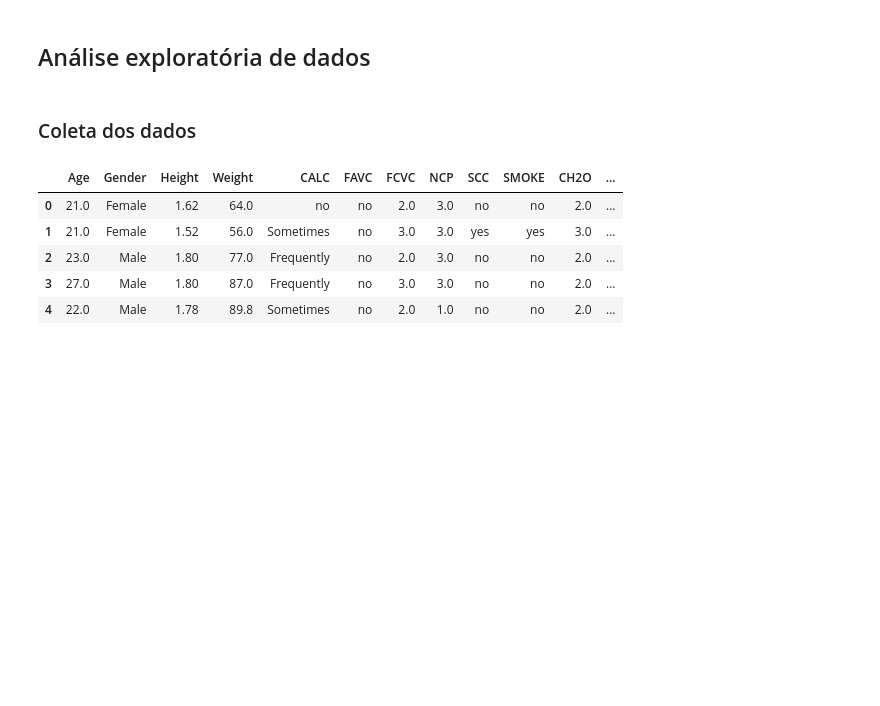
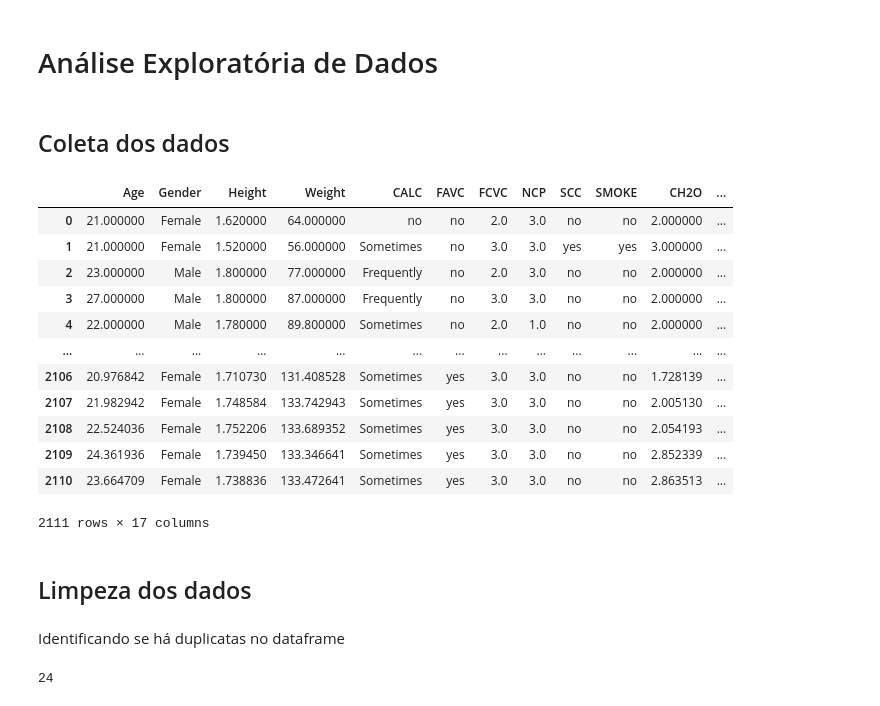
Before and after one commit to atlantico-academy/equipe5-2024.1, a Jupyter notebook: notebooks/01-exploratory_data_analysis.ipynb, the cells around one changed output. Saved outputs shown, nothing was run; the diff lists cells and outputs as text; code cells hidden in the pictures; blank space fills up the shorter version.

```diff
--- a/notebooks/01-exploratory_data_analysis.ipynb
+++ b/notebooks/01-exploratory_data_analysis.ipynb
@@ -1,3 +1,3 @@
 # %% [markdown]
-## Análise exploratória de dados
+# Análise Exploratória de Dados
 # %%
@@ -9,12 +9,27 @@ import matplotlib.pyplot as plt
 # %% [markdown]
-### Coleta dos dados
+## Coleta dos dados
 # %%
 df = pd.read_csv("../kaggle/ObesityDataSet_raw_and_data_sinthetic.csv")
-df.head()
+display(df)
 # %% [output]
 |  | Age | Gender | Height | Weight | CALC | FAVC | FCVC | NCP | SCC | SMOKE | CH2O | ... |
-| 0 | 21.0 | Female | 1.62 | 64.0 | no | no | 2.0 | 3.0 | no | no | 2.0 | ... |
-| 1 | 21.0 | Female | 1.52 | 56.0 | Sometimes | no | 3.0 | 3.0 | yes | yes | 3.0 | ... |
-| 2 | 23.0 | Male | 1.80 | 77.0 | Frequently | no | 2.0 | 3.0 | no | no | 2.0 | ... |
-| 3 | 27.0 | Male | 1.80 | 87.0 | Frequently | no | 3.0 | 3.0 | no | no | 2.0 | ... |
-| 4 | 22.0 | Male | 1.78 | 89.8 | Sometimes | no | 2.0 | 1.0 | no | no | 2.0 | ... |
+| 0 | 21.000000 | Female | 1.620000 | 64.000000 | no | no | 2.0 | 3.0 | no | no | 2.000000 | ... |
+| 1 | 21.000000 | Female | 1.520000 | 56.000000 | Sometimes | no | 3.0 | 3.0 | yes | yes | 3.000000 | ... |
+| 2 | 23.000000 | Male | 1.800000 | 77.000000 | Frequently | no | 2.0 | 3.0 | no | no | 2.000000 | ... |
+| 3 | 27.000000 | Male | 1.800000 | 87.000000 | Frequently | no | 3.0 | 3.0 | no | no | 2.000000 | ... |
+| 4 | 22.000000 | Male | 1.780000 | 89.800000 | Sometimes | no | 2.0 | 1.0 | no | no | 2.000000 | ... |
+| ... | ... | ... | ... | ... | ... | ... | ... | ... | ... | ... | ... | ... |
+| 2106 | 20.976842 | Female | 1.710730 | 131.408528 | Sometimes | yes | 3.0 | 3.0 | no | no | 1.728139 | ... |
+| 2107 | 21.982942 | Female | 1.748584 | 133.742943 | Sometimes | yes | 3.0 | 3.0 | no | no | 2.005130 | ... |
+| 2108 | 22.524036 | Female | 1.752206 | 133.689352 | Sometimes | yes | 3.0 | 3.0 | no | no | 2.054193 | ... |
+| 2109 | 24.361936 | Female | 1.739450 | 133.346641 | Sometimes | yes | 3.0 | 3.0 | no | no | 2.852339 | ... |
+| 2110 | 23.664709 | Female | 1.738836 | 133.472641 | Sometimes | yes | 3.0 | 3.0 | no | no | 2.863513 | ... |
+2111 rows × 17 columns
+# %% [markdown]
+## Limpeza dos dados
+# %% [markdown]
+Identificando se há duplicatas no dataframe
+# %%
+df.duplicated().sum()
+# %% [output]
+24
```
Also changed, not shown: parts of 105 cells of this notebook, 3 other files.
